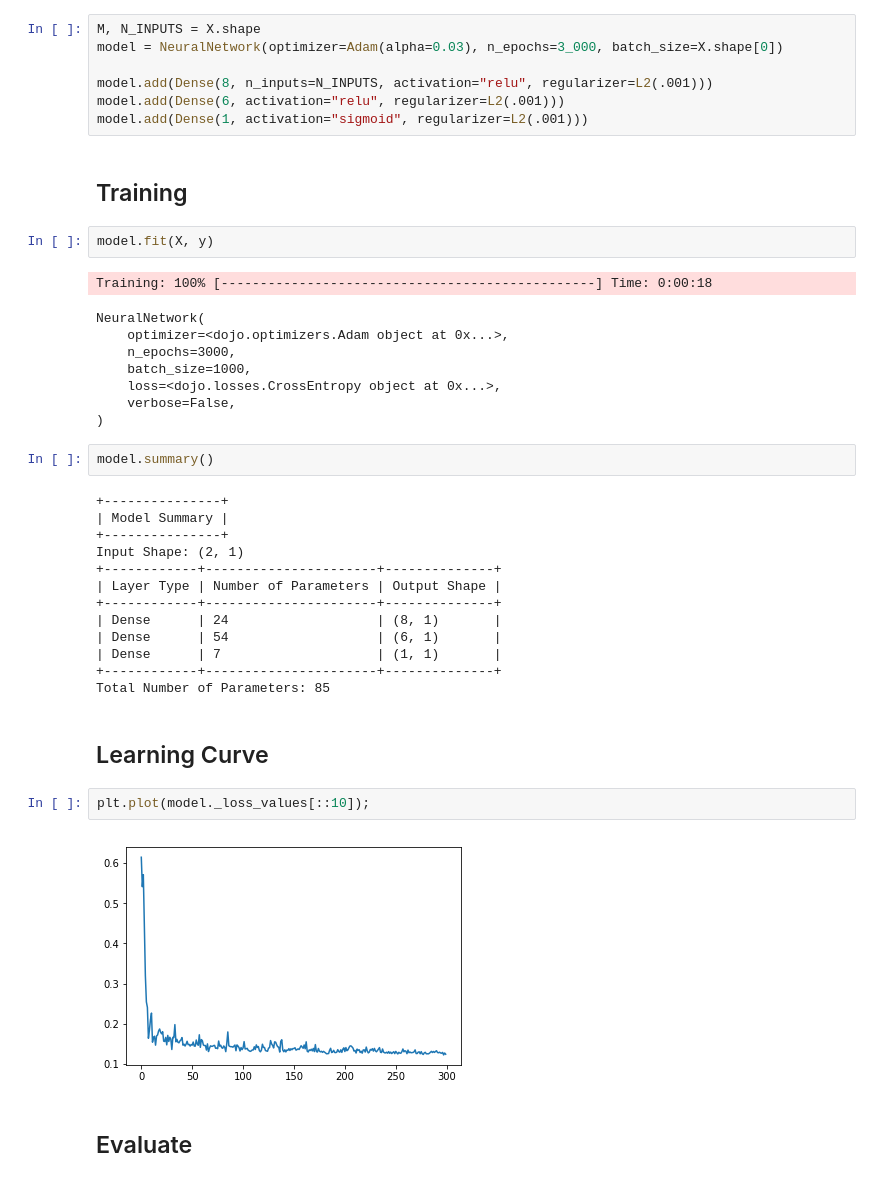
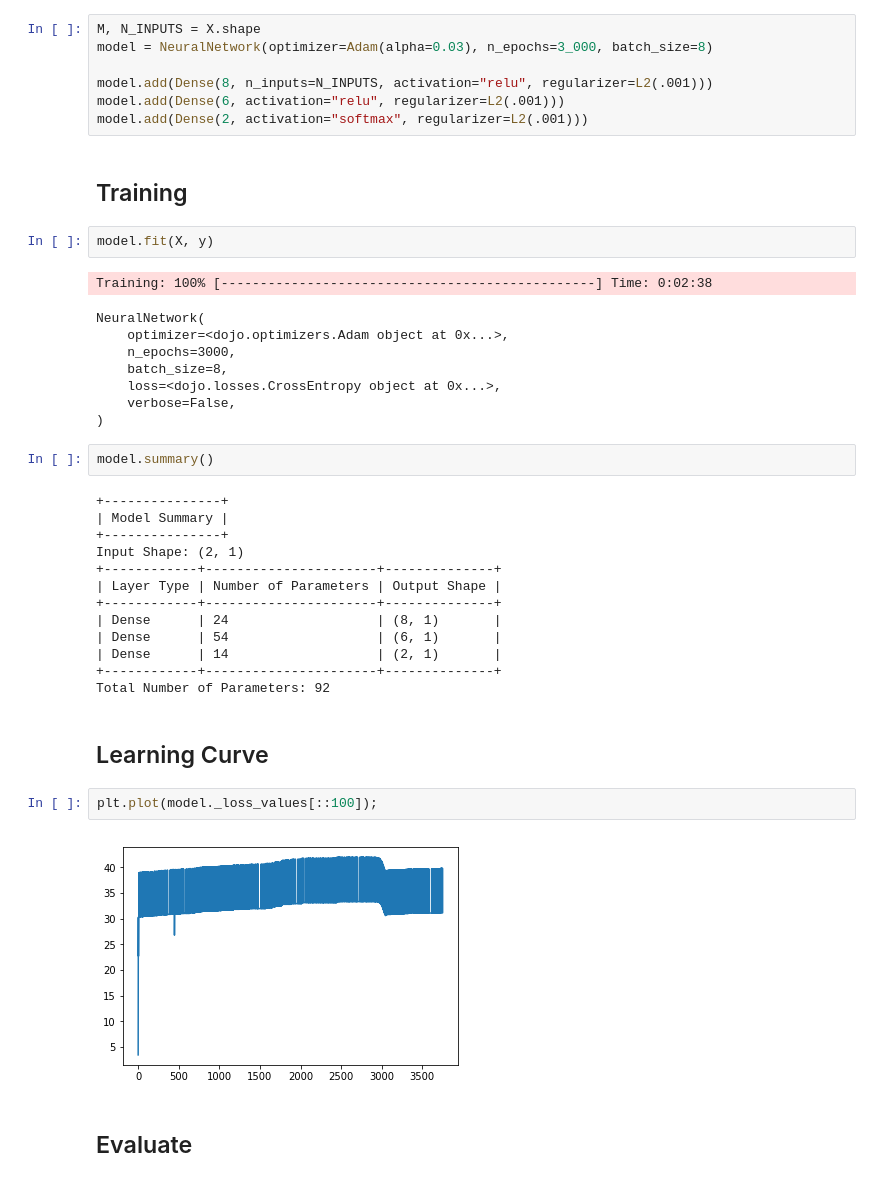
Before and after one commit to VIVelev/PyDojoML, a Jupyter notebook: Neural Network.ipynb, the cells around one changed output. Drawn from its saved outputs; the diff is of its cells as text.

Commit message:
[Update] Partly integrate Softmax activation, multiclass classification

```diff
--- a/Neural Network.ipynb
+++ b/Neural Network.ipynb
@@ -29,21 +29,21 @@ plt.show();
 # Build the Neural Network
 # %%
 M, N_INPUTS = X.shape
-model = NeuralNetwork(optimizer=Adam(alpha=0.03), n_epochs=3_000, batch_size=X.shape[0])
+model = NeuralNetwork(optimizer=Adam(alpha=0.03), n_epochs=3_000, batch_size=8)
 
 model.add(Dense(8, n_inputs=N_INPUTS, activation="relu", regularizer=L2(.001)))
 model.add(Dense(6, activation="relu", regularizer=L2(.001)))
-model.add(Dense(1, activation="sigmoid", regularizer=L2(.001)))
+model.add(Dense(2, activation="softmax", regularizer=L2(.001)))
 # %% [markdown]
 ## Training
 # %%
 model.fit(X, y)
 # %% [output]
-Training: 100% [------------------------------------------------] Time: 0:00:18
+Training: 100% [------------------------------------------------] Time: 0:02:38
 NeuralNetwork(
     optimizer=<dojo.optimizers.Adam object at 0x...>,
     n_epochs=3000,
-    batch_size=1000,
+    batch_size=8,
     loss=<dojo.losses.CrossEntropy object at 0x...>,
     verbose=False,
 )
@@ -59,15 +59,15 @@ Input Shape: (2, 1)
 +------------+----------------------+--------------+
 | Dense      | 24                   | (8, 1)       |
 | Dense      | 54                   | (6, 1)       |
-| Dense      | 7                    | (1, 1)       |
+| Dense      | 14                   | (2, 1)       |
 +------------+----------------------+--------------+
-Total Number of Parameters: 85
+Total Number of Parameters: 92
 # %% [markdown]
 ## Learning Curve
 # %%
-plt.plot(model._loss_values[::10]);
+plt.plot(model._loss_values[::100]);
 # %% [output]
-[figure, old version]
+[figure, new version]
 # %% [markdown]
 ## Evaluate
 # %%
```
Also changed, not shown: parts of 4 cells of this notebook, 6 other files.
